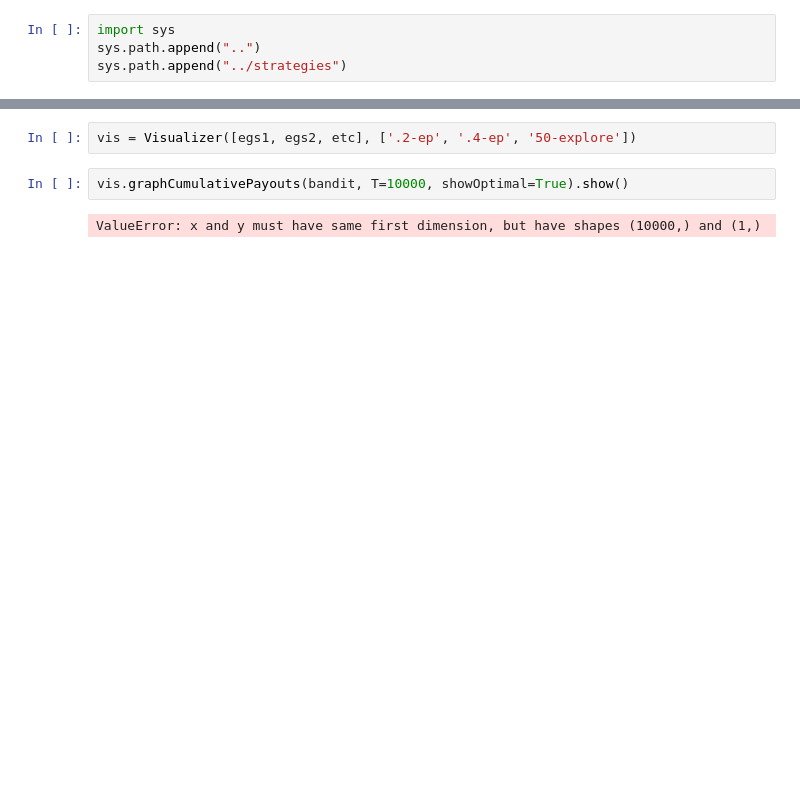
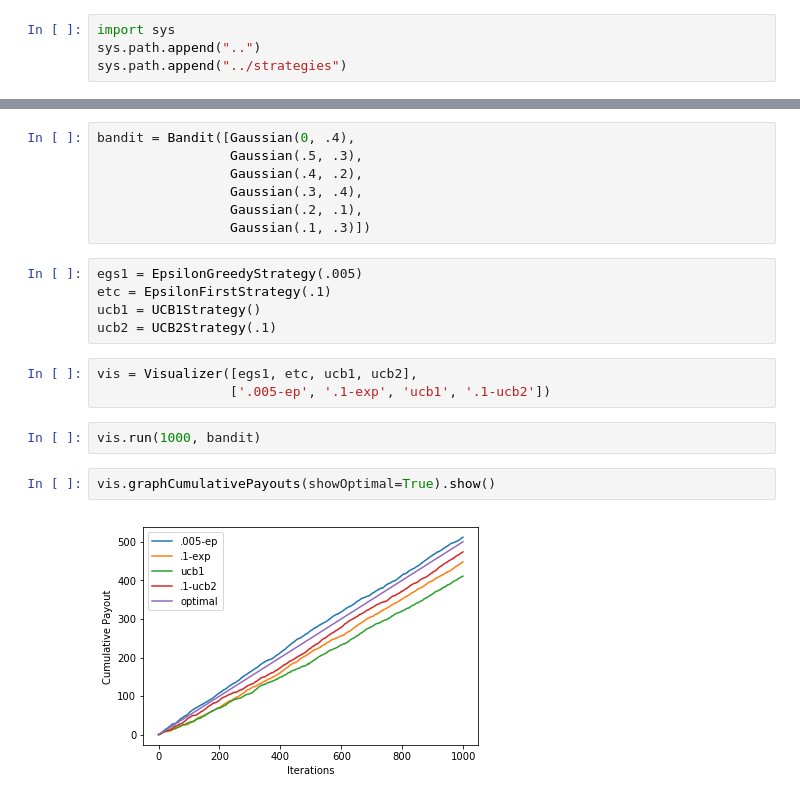
Before and after one commit to jhurwitzupenn/MultiArmedBandit, a Jupyter notebook: examples/VisualizationExample.ipynb, the cells around one changed output, grey strips where cells are left out. Saved outputs shown, nothing was run; the diff lists cells and outputs as text; blank space fills up the shorter version.

```diff
--- a/examples/VisualizationExample.ipynb
+++ b/examples/VisualizationExample.ipynb
@@ -27,6 +13,21 @@ etc = ExploreThenCommit(50)
-# %%
-vis = Visualizer([egs1, egs2, etc], ['.2-ep', '.4-ep', '50-explore'])
+# %%
+bandit = Bandit([Gaussian(0, .4),
+                 Gaussian(.5, .3),
+                 Gaussian(.4, .2),
+                 Gaussian(.3, .4),
+                 Gaussian(.2, .1),
+                 Gaussian(.1, .3)])
+# %%
+egs1 = EpsilonGreedyStrategy(.005)
+etc = EpsilonFirstStrategy(.1)
+ucb1 = UCB1Strategy()
+ucb2 = UCB2Strategy(.1)
+# %%
+vis = Visualizer([egs1, etc, ucb1, ucb2],
+                 ['.005-ep', '.1-exp', 'ucb1', '.1-ucb2'])
+# %%
+vis.run(1000, bandit)
 # %%
-vis.graphCumulativePayouts(bandit, T=10000, showOptimal=True).show()
+vis.graphCumulativePayouts(showOptimal=True).show()
 # %% [output]
-ValueError: x and y must have same first dimension, but have shapes (10000,) and (1,)
+[figure, added]
```
Also changed, not shown: parts of 5 cells of this notebook, 5 other files.
